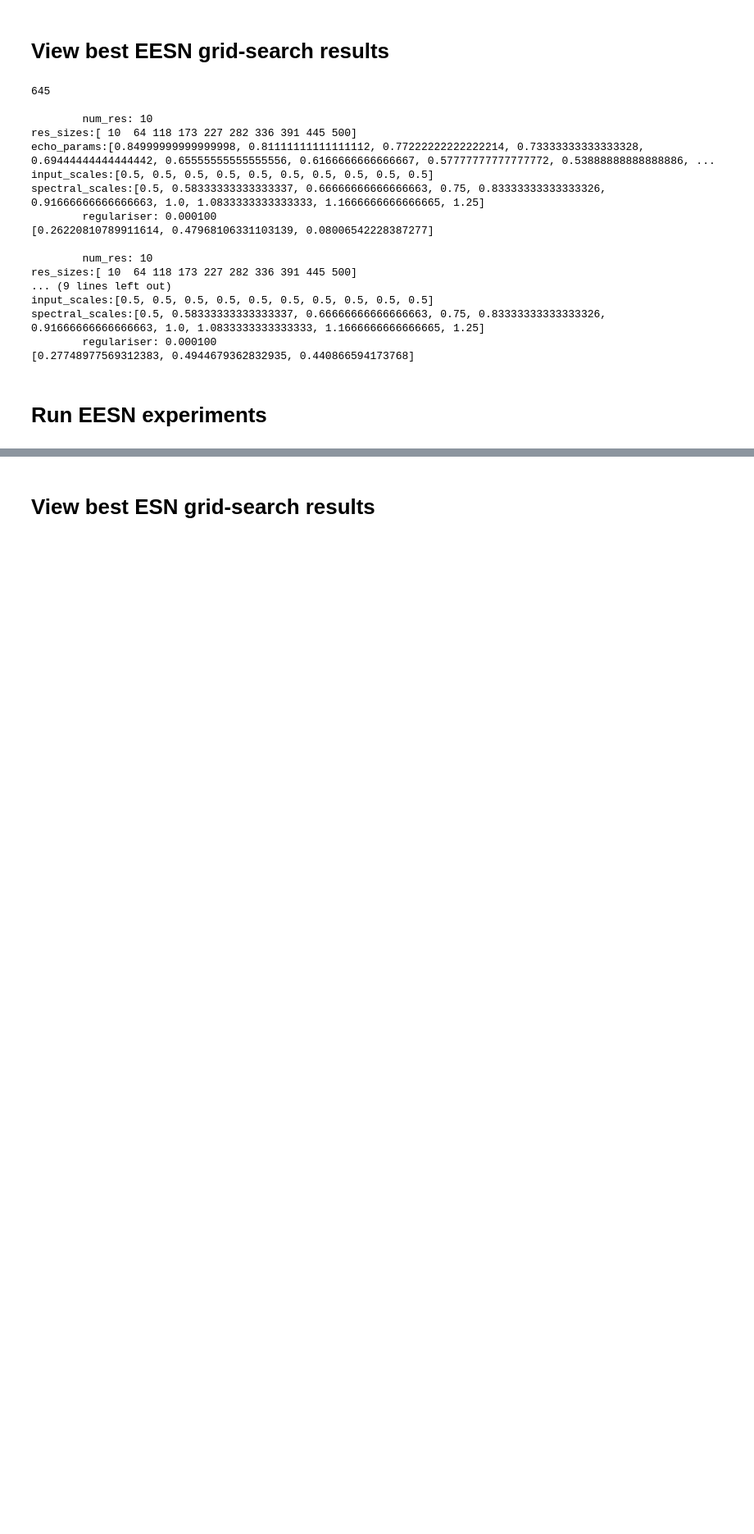
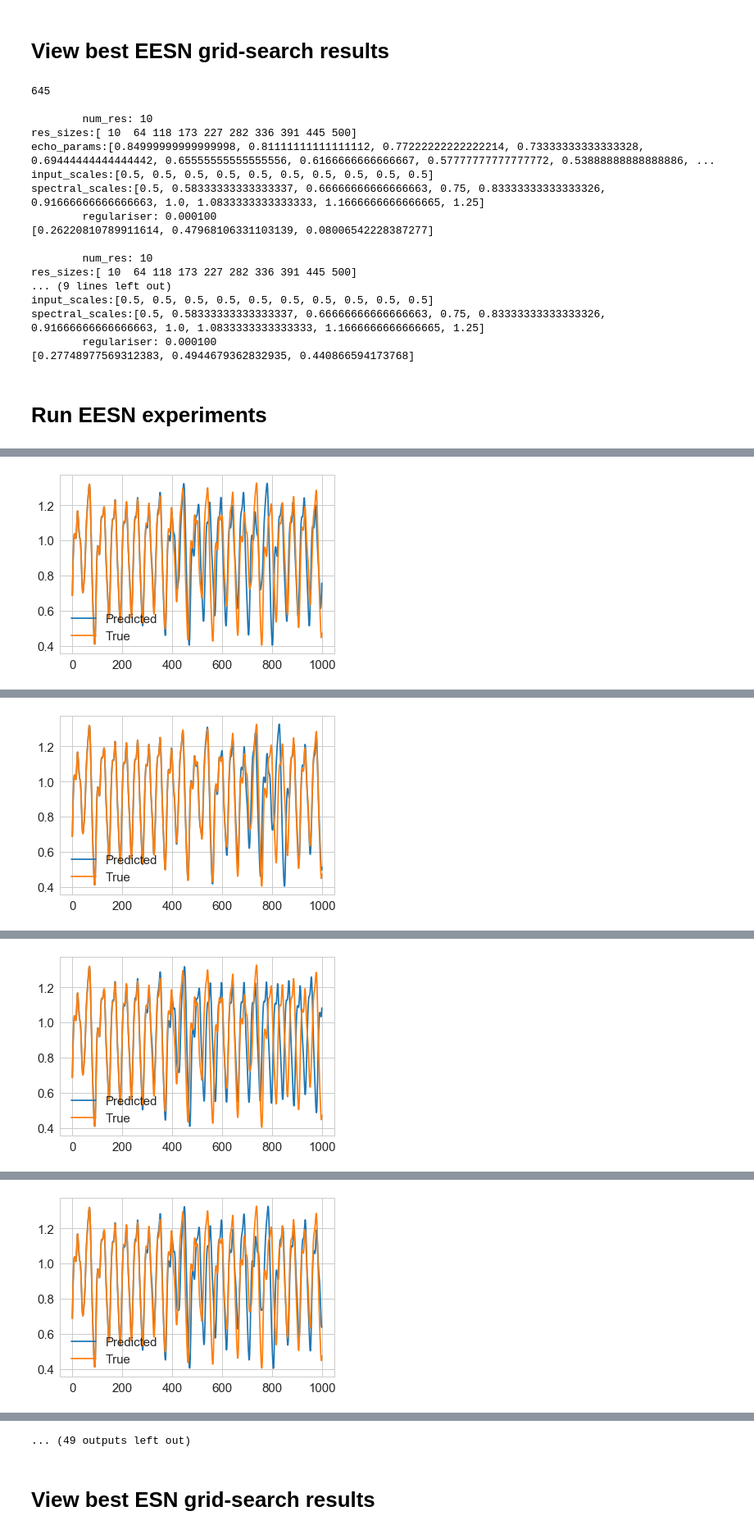
Before and after one commit to zimmerman-cole/esn_experiments, a Jupyter notebook: view_results.ipynb, the cells around one changed output, grey strips where cells are left out. Shown at 82% size. Drawn from its saved outputs; the diff is of its cells as text; code cells hidden in the pictures; blank space fills up the shorter version.

```diff
--- a/view_results.ipynb
+++ b/view_results.ipynb
@@ -173,7 +182,7 @@ spectral_scales:[0.5, 0.58333333333333337, 0.66666666666666663, 0.75, 0.83333333
 # %% [markdown]
 # Run EESN experiments
 # %%
-def run_tests_EESN(n_runs=10, show_plots=False, save=False):
+def run_tests_EESN(n_runs=10, show_plots=False, save=False, test_set=False):
     predics = []
     errors = []
     for _ in range(n_runs):
@@ -195,18 +204,30 @@ def run_tests_EESN(n_runs=10, show_plots=False, save=False):
 
         model.train(X_train, y_train)
 
-        y_pred = []
-        u_n = np.array(X_valid[0])
-        for _ in range(len(data[split:])):
-            u_n = np.array(model.forward(u_n))
-            y_pred.append(u_n)
+        if not test_set:
+            y_true = np.array(y_valid)
+            y_pred = []
+            u_n = np.array(X_valid[0])
+            for _ in range(len(y_valid)):
+                u_n = np.array(model.forward(u_n))
+                y_pred.append(u_n)
+        else:
+            y_true = np.array(y_test)
+            for u_n in X_valid:
+                _ = model.forward(u_n)
+
+            y_pred = []
+            u_n = np.array(X_test[0])
+            for _ in range(len(y_test)):
+                u_n = np.array(model.forward(u_n))
+                y_pred.append(u_n)
 
         print('Took %f seconds.' % (time.time() - start_time))
 
         y_pred = np.array(y_pred).squeeze()
         predics.append(y_pred)
 
-        error = nrmse(y_valid, y_pred, data_mean)
+        error = nrmse(y_true, y_pred, data_mean)
         print('NRMSE: %f' % error)
         errors.append(error)
 
@@ -214,7 +235,8 @@ def run_tests_EESN(n_runs=10, show_plots=False, save=False):
             xs = range(len(y_pred))
             f, ax = plt.subplots()
             ax.plot(xs, y_pred, label='Predicted')
-            ax.plot(xs, y_valid, label='True')
+
+            ax.plot(xs, y_true, label='True')
             plt.legend()
             plt.show()
 
@@ -223,14 +245,18 @@ def run_tests_EESN(n_runs=10, show_plots=False, save=False):
 
     if save:
         raw_input('Press enter to save these results.')
-        title = 'Results/EESN/GOOD'+time.asctime()[3:-5].replace(' ', '-')+'.p'
+        title = 'GOOD'+time.asctime()[3:-5].replace(' ', '-')+'.p'
         if USE_NEW_DATA:
             title = 'NEW_DATA_' + title
+        if test_set:
+            title = 'TEST_SET_' + title
+
+        title = 'Results/EESN/' + title
         pkl.dump(to_save, open(title, 'wb'))
     else:
         print('finished')
 
     return errors, predics
 
-errors_eesn, predics_eesn = run_tests_EESN(n_runs=10, show_plots=False, save=False)
+errors_eesn_test, predics_eesn_test = run_tests_EESN(n_runs=30, show_plots=True, save=True, test_set=True)
 # %% [output]
@@ -256,0 +265 @@ NRMSE: 0.583925
+[figure, added]
@@ -256,0 +268 @@ NRMSE: 0.583925
+[figure, added]
@@ -256,0 +271 @@ NRMSE: 0.583925
+[figure, added]
@@ -256,0 +274 @@ NRMSE: 0.583925
+[figure, added]
@@ -257,3 +281,4 @@ NRMSE: 0.583925
+... (49 outputs left out)
 # %% [markdown]
 # View best ESN grid-search results
 # %%
```
Also changed, not shown: parts of 3 cells of this notebook, 5 other files.
